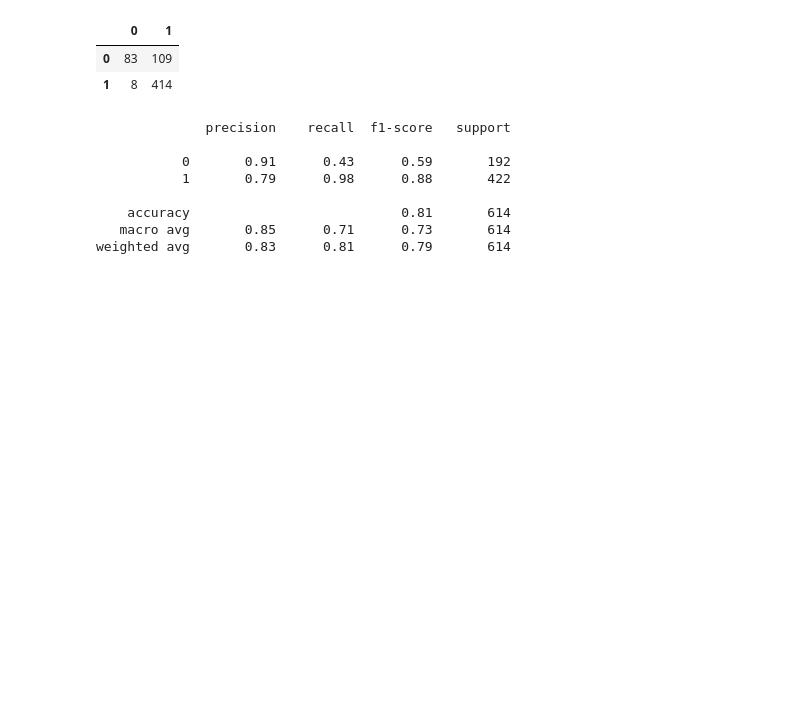
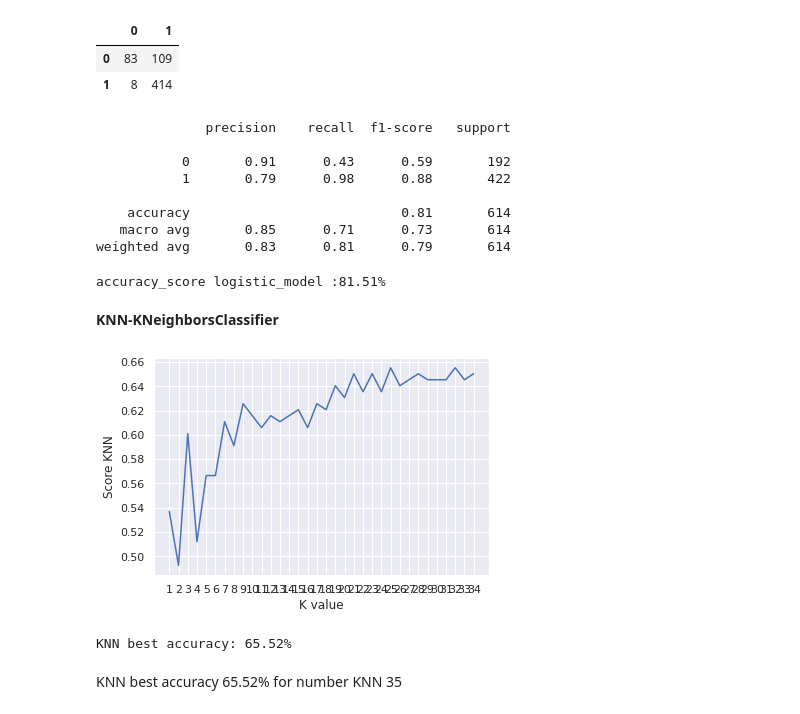
Before and after one commit to Idanleyb/Classification_Loans-, a Jupyter notebook: Loans_Qualification_Classification_Project.ipynb, the cells around one changed output. Drawn from its saved outputs; the diff is of its cells as text; code cells hidden in the pictures; blank space fills up the shorter version.

```diff
--- a/Loans_Qualification_Classification_Project.ipynb
+++ b/Loans_Qualification_Classification_Project.ipynb
@@ -241,6 +242,7 @@ for col in feature_col:
 loans['Gender']=loans['Gender'].astype(int)
 loans['Married']=loans['Married'].astype(int)
 loans['Self_Employed']=loans['Self_Employed'].astype(int)
+loans['Credit_History']=loans['Credit_History'].astype(int)
 # %%
 loans.info()
 # %% [output]
@@ -389,3 +390,29 @@ print(classification_report(y_true=y,
     accuracy                           0.81       614
    macro avg       0.85      0.71      0.73       614
 weighted avg       0.83      0.81      0.79       614
+# %%
+score = logistic_model.score(X_train, y_train)
+print("accuracy_score logistic_model :{:.2f}%".format(score*100))
+# %% [output]
+accuracy_score logistic_model :81.51%
+# %% [markdown]
+**KNN-KNeighborsClassifier**
+# %%
+score_knn = []
+for i in range(1,35):
+    KNclassifier = KNeighborsClassifier(n_neighbors = i)
+    KNclassifier.fit(X_train, y_train)
+    score_knn.append(KNclassifier.score(X_test, y_test))
+
+plt.plot(range(1,35), score_knn)
+plt.xticks(np.arange(1,35,1))
+plt.xlabel("K value")
+plt.ylabel("Score KNN")
+plt.show()
+KNN_best = max(score_knn)
+print("KNN best accuracy: {:.2f}%".format(KNN_best*100))
+# %% [output]
+[figure, added]
+KNN best accuracy: 65.52%
+# %% [markdown]
+KNN best accuracy 65.52% for number KNN 35
```
Also changed, not shown: parts of 8 cells of this notebook.
